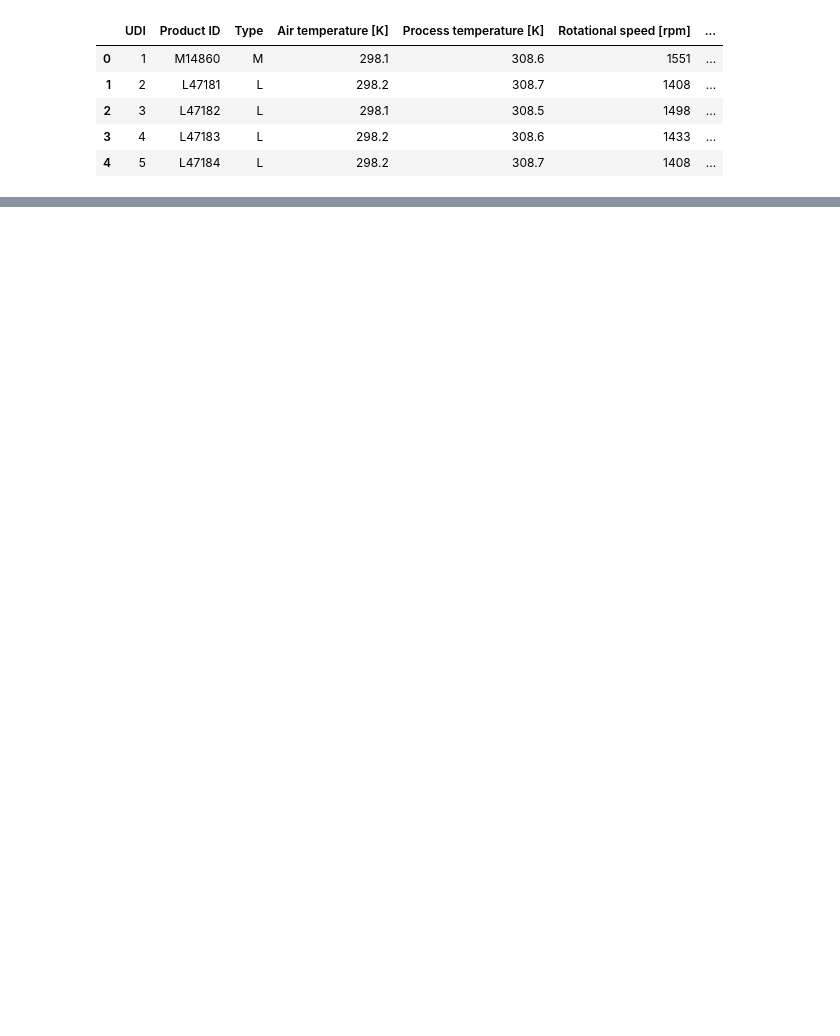
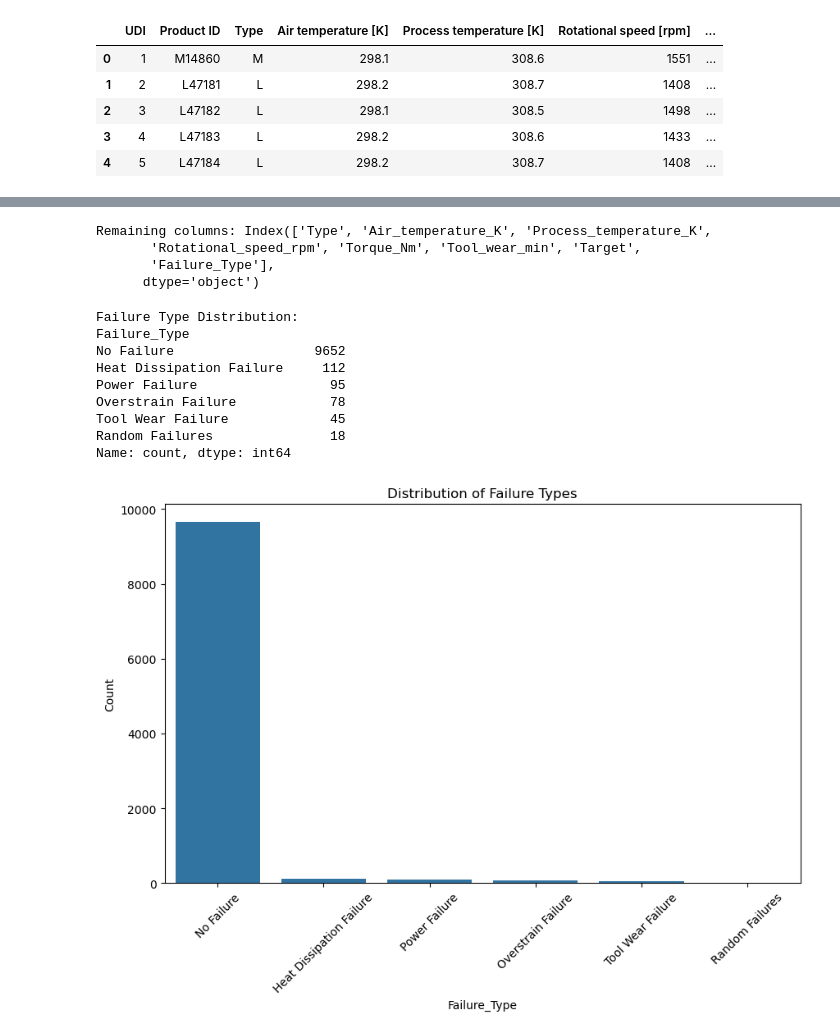
Before and after one commit to kealankuar/predictive-maintenance-ML, a Jupyter notebook: EDA_v2.ipynb, the cells around one changed output, grey strips where cells are left out. Drawn from its saved outputs; the diff is of its cells as text; code cells hidden in the pictures; blank space fills up the shorter version.

```diff
--- a/EDA_v2.ipynb
+++ b/EDA_v2.ipynb
@@ -13,3 +13,14 @@ df.head()
 | 2 | 3 | L47182 | L | 298.1 | 308.5 | 1498 | ... |
 | 3 | 4 | L47183 | L | 298.2 | 308.6 | 1433 | ... |
 | 4 | 5 | L47184 | L | 298.2 | 308.7 | 1408 | ... |
+# %%
+import re
+
+def clean_column_names(df):
+    df = df.copy()
+    df.columns = [re.sub(r'[\[\]<>]', '', col).replace(' ', '_') for col in df.columns]
+    return df
+
+# Clean the dataframe's column names
+df = clean_column_names(df)
+print("Cleaned columns:", df.columns)
@@ -15,0 +54,49 @@ df.head()
+# %%
+#Drop 'UDI' and 'Product ID' from the dataset
+df = df.drop(['UDI', 'Product_ID'], axis=1)
+print("Remaining columns:", df.columns)
+# %% [output]
+Remaining columns: Index(['Type', 'Air_temperature_K', 'Process_temperature_K',
+       'Rotational_speed_rpm', 'Torque_Nm', 'Tool_wear_min', 'Target',
+       'Failure_Type'],
+      dtype='object')
+# %%
+import pandas as pd
+import seaborn as sns
+import matplotlib.pyplot as plt
+
+# Examine the distribution of the Failure Type column
+failure_counts = df['Failure_Type'].value_counts()
+print("\nFailure Type Distribution:")
+print(failure_counts)
+
+# Plot the overall distribution
+import matplotlib.pyplot as plt
+import seaborn as sns
+
+plt.figure(figsize=(10, 6))
+sns.countplot(data=df, x='Failure_Type', order=failure_counts.index)
+plt.title('Distribution of Failure Types')
+plt.xticks(rotation=45)
+plt.ylabel('Count')
+plt.show()
+
+# Plot actual failure types (excluding "No Failure")
+failure_only = df[df['Failure_Type'] != 'No Failure']
+plt.figure(figsize=(10, 6))
+sns.countplot(data=failure_only, x='Failure_Type', order=failure_only['Failure_Type'].value_counts().index)
+plt.title('Failure Types (Excluding "No Failure")')
+plt.xticks(rotation=45)
+plt.ylabel('Count')
+plt.show()
+# %% [output]
+Failure Type Distribution:
+Failure_Type
+No Failure                  9652
+Heat Dissipation Failure     112
+Power Failure                 95
+Overstrain Failure            78
+Tool Wear Failure             45
+Random Failures               18
+Name: count, dtype: int64
+[figure, added]
```
Also changed, not shown: parts of 8 cells of this notebook.
